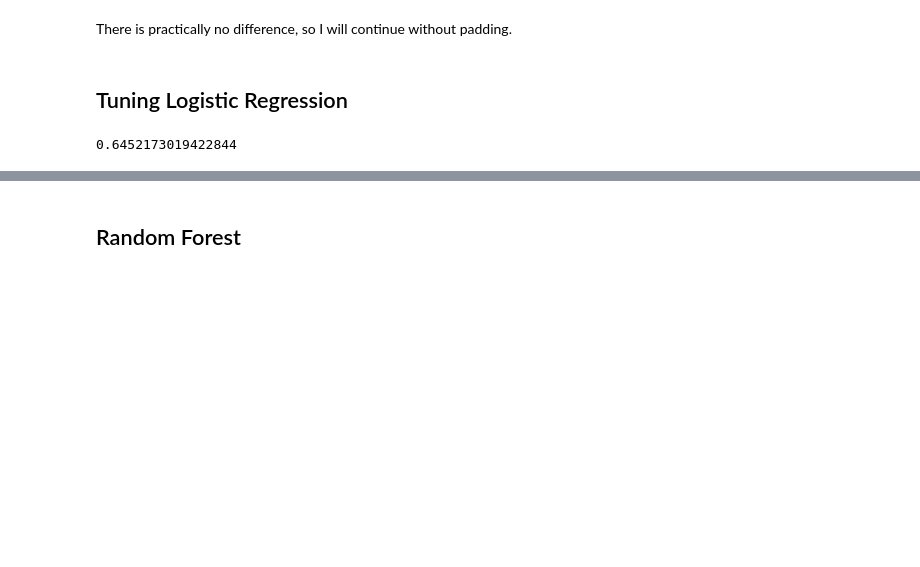
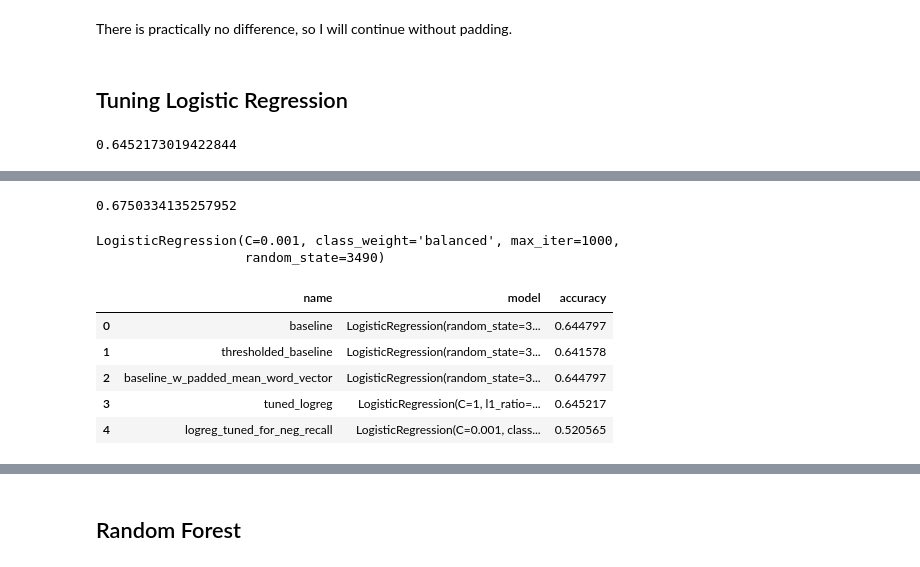
Before and after one commit to ran0027/twitter-sentiment-analysis, a Jupyter notebook: notebook.ipynb, the cells around one changed output, grey strips where cells are left out. Cells and saved outputs as stored; diff of their text form; code cells hidden in the pictures; blank space fills up the shorter version.

```diff
--- a/notebook.ipynb
+++ b/notebook.ipynb
@@ -277,7 +277,7 @@ def neg_recall_score(y_true, y_preds):
                 tn += 1
             else:
                 fp += 1
-    return tn / fp
+    return tn / (tn + fp)
 
 negative_recall_score = make_scorer(neg_recall_score)
 
@@ -586,0 +641,29 @@ pd.DataFrame(model_eval)
+# %%
+# optimize for negative recall instead
+
+grid_search = GridSearchCV(logreg, param_grid, scoring=negative_recall_score)
+
+grid_search.fit(scaled_X_train, y_train_preprocessed)
+
+print(grid_search.best_score_)
+# %% [output]
+0.6750334135257952
+# %%
+grid_search.best_estimator_
+# %% [output]
+LogisticRegression(C=0.001, class_weight='balanced', max_iter=1000,
+                   random_state=3490)
+# %%
+# store results
+model_eval['name'].append('logreg_tuned_for_neg_recall')
+model_eval['model'].append(clone(grid_search.best_estimator_))
+model_eval['accuracy'].append(
+np.mean(cross_val_score(grid_search.best_estimator_, scaled_X_train, y_train_preprocessed)))
+pd.DataFrame(model_eval)
+# %% [output]
+|  | name | model | accuracy |
+| 0 | baseline | LogisticRegression(random_state=3... | 0.644797 |
+| 1 | thresholded_baseline | LogisticRegression(random_state=3... | 0.641578 |
+| 2 | baseline_w_padded_mean_word_vector | LogisticRegression(random_state=3... | 0.644797 |
+| 3 | tuned_logreg | LogisticRegression(C=1, l1_ratio=... | 0.645217 |
+| 4 | logreg_tuned_for_neg_recall | LogisticRegression(C=0.001, class... | 0.520565 |
```
Also changed, not shown: parts of 18 cells of this notebook.
